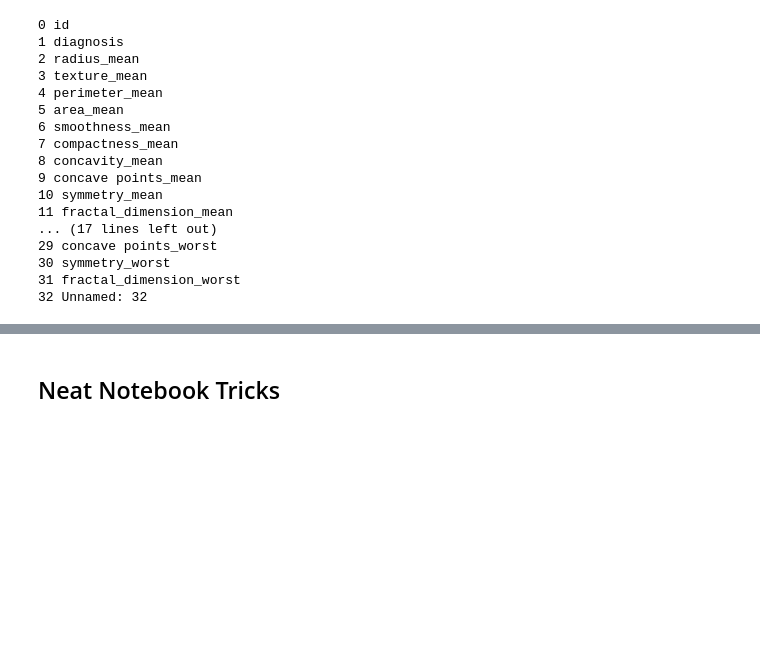
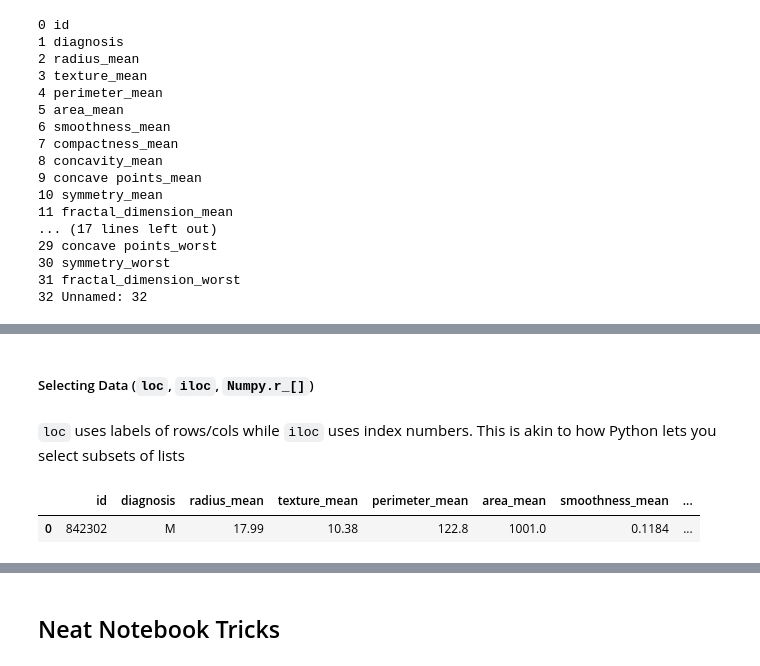
Before and after one commit to birbarino/Python-Projects, a Jupyter notebook: intro-to-ds/scratchpad-but-jupyter.ipynb, the cells around one changed output, grey strips where cells are left out. Drawn from its saved outputs; the diff is of its cells as text; code cells hidden in the pictures; blank space fills up the shorter version.

```diff
--- a/intro-to-ds/scratchpad-but-jupyter.ipynb
+++ b/intro-to-ds/scratchpad-but-jupyter.ipynb
@@ -91,0 +238,10 @@ for i, label in enumerate(data.columns):
+# %% [markdown]
+##### Selecting Data (`loc`, `iloc`, `Numpy.r_[]`)
+# %% [markdown]
+`loc` uses labels of rows/cols while `iloc` uses index numbers. This is akin to how Python lets you select subsets of lists
+# %%
+df_means = df.loc[:,'id':'fractal_dimension_mean']  # select everything from ID to fractal_dimension_mean
+df_means.head(1)
+# %% [output]
+|  | id | diagnosis | radius_mean | texture_mean | perimeter_mean | area_mean | smoothness_mean | ... |
+| 0 | 842302 | M | 17.99 | 10.38 | 122.8 | 1001.0 | 0.1184 | ... |
```
Also changed, not shown: parts of 25 cells of this notebook, 7 other files.
